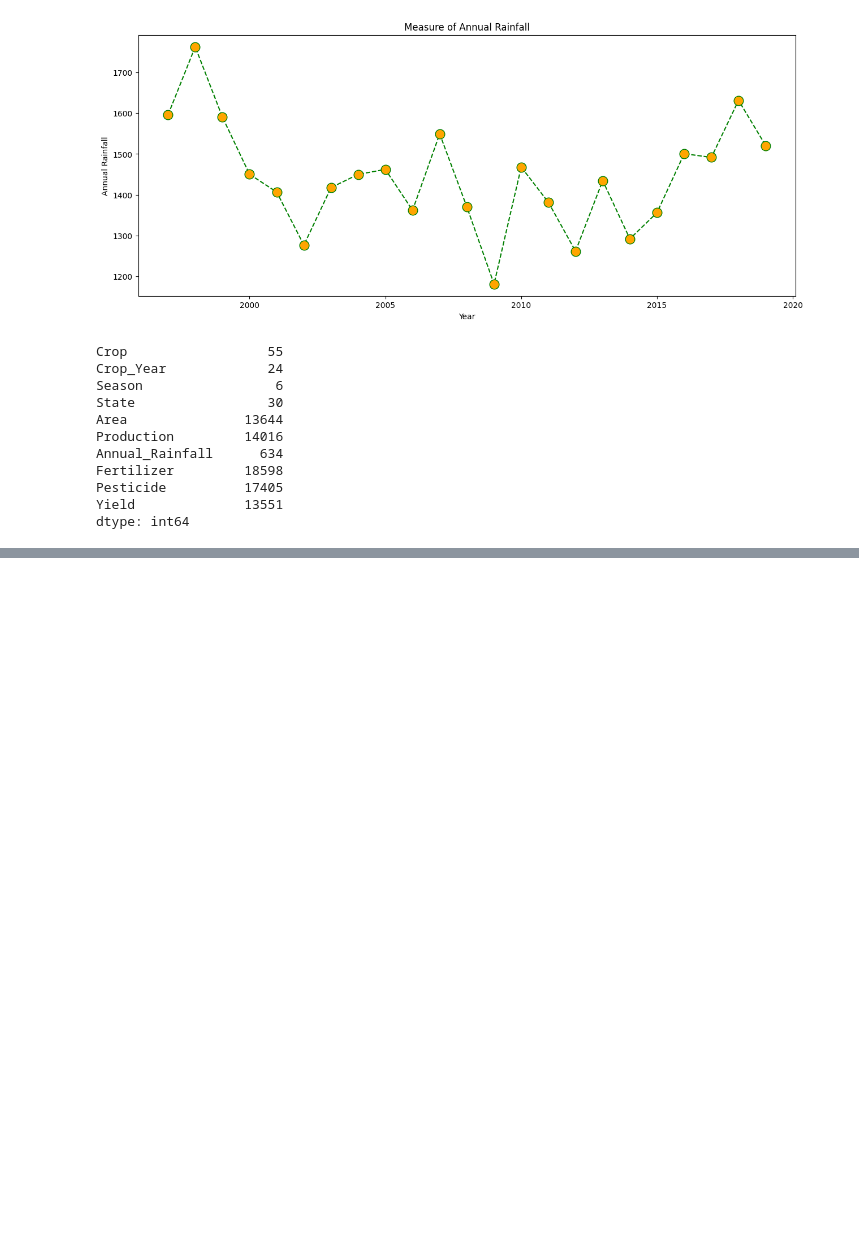
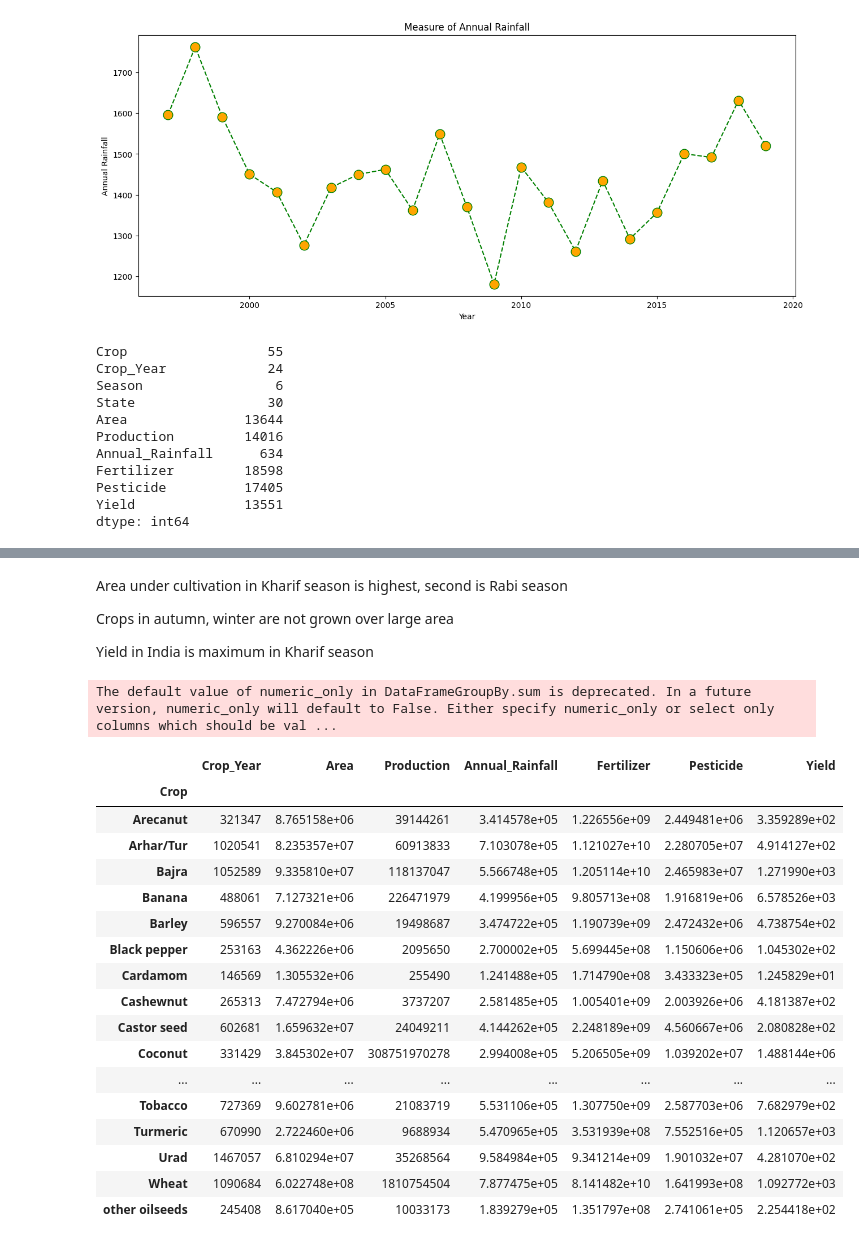
Before and after one commit to HarithaBangaru/crop-yield-prediction-in-indian-states, a Jupyter notebook: Crop_Yield_Prediction.ipynb, the cells around one changed output, grey strips where cells are left out. Drawn from its saved outputs; the diff is of its cells as text; code cells hidden in the pictures; blank space fills up the shorter version.

```diff
--- a/Crop_Yield_Prediction.ipynb
+++ b/Crop_Yield_Prediction.ipynb
@@ -269,0 +325,30 @@ df_state
+# %% [markdown]
+Area under cultivation in Kharif season is highest, second is Rabi season
+
+Crops in autumn, winter are not grown over large area
+
+Yield in India is maximum in Kharif season
+# %%
+df_ynz = df[df['Yield']>0]  # where yield is more than zero
+df_crop = df_ynz.groupby('Crop').sum()
+df_crop
+# %% [output]
+The default value of numeric_only in DataFrameGroupBy.sum is deprecated. In a future version, numeric_only will default to False. Either specify numeric_only or select only columns which should be val ...
+|  | Crop_Year | Area | Production | Annual_Rainfall | Fertilizer | Pesticide | Yield |
+| Crop |  |  |  |  |  |  |  |
+| Arecanut | 321347 | 8.765158e+06 | 39144261 | 3.414578e+05 | 1.226556e+09 | 2.449481e+06 | 3.359289e+02 |
+| Arhar/Tur | 1020541 | 8.235357e+07 | 60913833 | 7.103078e+05 | 1.121027e+10 | 2.280705e+07 | 4.914127e+02 |
+| Bajra | 1052589 | 9.335810e+07 | 118137047 | 5.566748e+05 | 1.205114e+10 | 2.465983e+07 | 1.271990e+03 |
+| Banana | 488061 | 7.127321e+06 | 226471979 | 4.199956e+05 | 9.805713e+08 | 1.916819e+06 | 6.578526e+03 |
+| Barley | 596557 | 9.270084e+06 | 19498687 | 3.474722e+05 | 1.190739e+09 | 2.472432e+06 | 4.738754e+02 |
+| Black pepper | 253163 | 4.362226e+06 | 2095650 | 2.700002e+05 | 5.699445e+08 | 1.150606e+06 | 1.045302e+02 |
+| Cardamom | 146569 | 1.305532e+06 | 255490 | 1.241488e+05 | 1.714790e+08 | 3.433323e+05 | 1.245829e+01 |
+| Cashewnut | 265313 | 7.472794e+06 | 3737207 | 2.581485e+05 | 1.005401e+09 | 2.003926e+06 | 4.181387e+02 |
+| Castor seed | 602681 | 1.659632e+07 | 24049211 | 4.144262e+05 | 2.248189e+09 | 4.560667e+06 | 2.080828e+02 |
+| Coconut | 331429 | 3.845302e+07 | 308751970278 | 2.994008e+05 | 5.206505e+09 | 1.039202e+07 | 1.488144e+06 |
+| ... | ... | ... | ... | ... | ... | ... | ... |
+| Tobacco | 727369 | 9.602781e+06 | 21083719 | 5.531106e+05 | 1.307750e+09 | 2.587703e+06 | 7.682979e+02 |
+| Turmeric | 670990 | 2.722460e+06 | 9688934 | 5.470965e+05 | 3.531939e+08 | 7.552516e+05 | 1.120657e+03 |
+| Urad | 1467057 | 6.810294e+07 | 35268564 | 9.584984e+05 | 9.341214e+09 | 1.901032e+07 | 4.281070e+02 |
+| Wheat | 1090684 | 6.022748e+08 | 1810754504 | 7.877475e+05 | 8.141482e+10 | 1.641993e+08 | 1.092772e+03 |
+| other oilseeds | 245408 | 8.617040e+05 | 10033173 | 1.839279e+05 | 1.351797e+08 | 2.741061e+05 | 2.254418e+02 |
```
Also changed, not shown: parts of 9 cells of this notebook.
